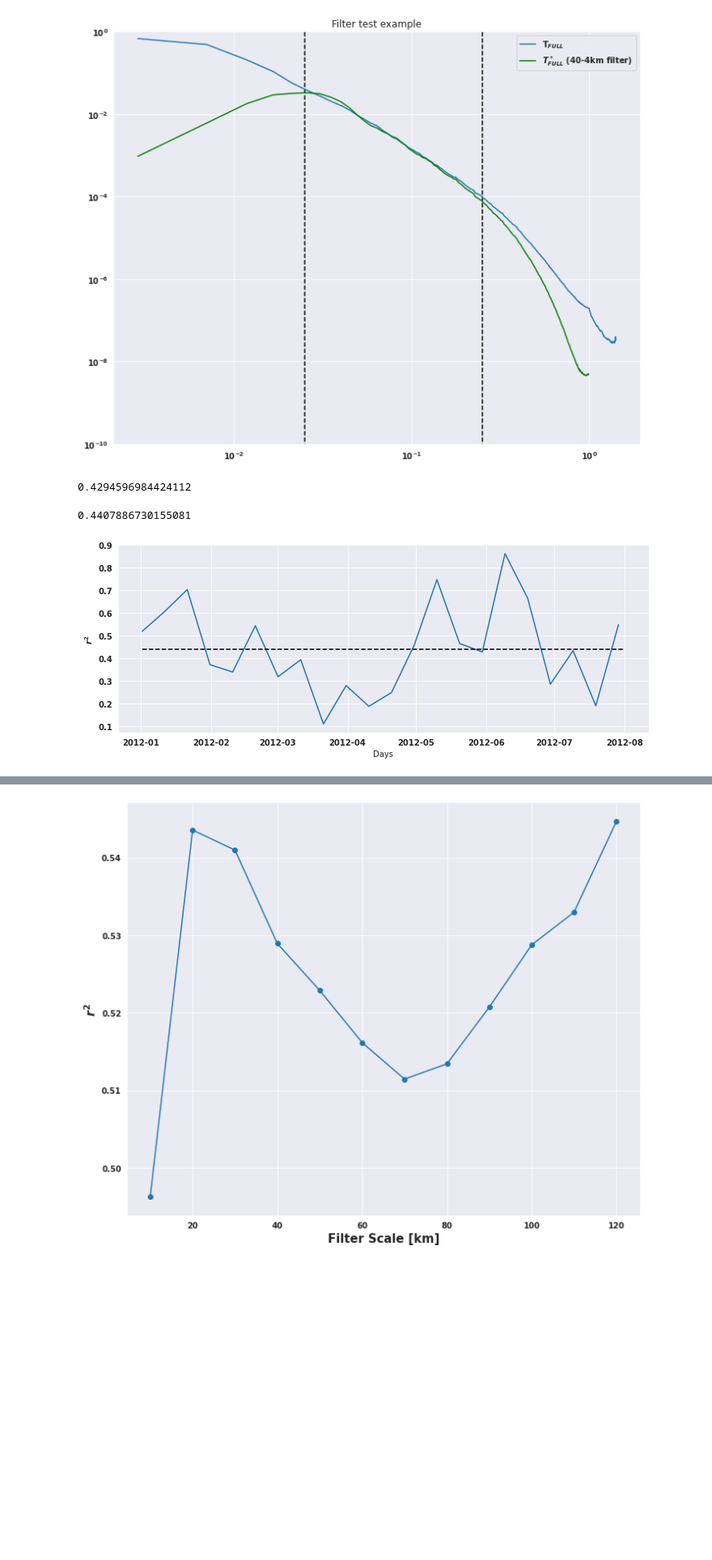
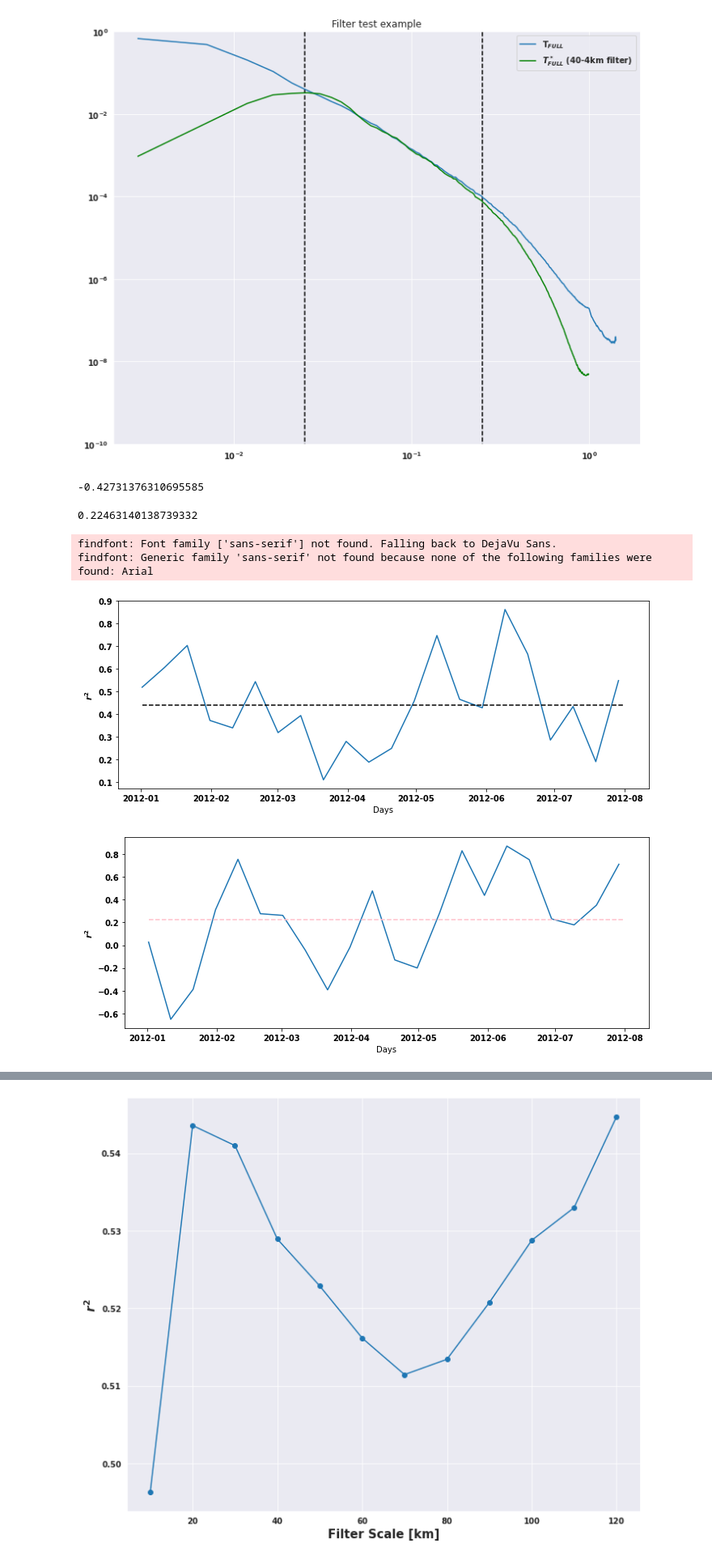
Before and after one commit to igoruchoa/FeedbackSubmeso, a Jupyter notebook: 2_CROCO/coupling_WRF+CROCO.ipynb, the cells around one changed output, grey strips where cells are left out. Shown at 81% size. Drawn from its saved outputs; the diff is of its cells as text; code cells hidden in the pictures; blank space fills up the shorter version.

```diff
--- a/2_CROCO/coupling_WRF+CROCO.ipynb
+++ b/2_CROCO/coupling_WRF+CROCO.ipynb
@@ -120,6 +118,9 @@ timer=pd.DatetimeIndex(varf.time_counter.groupby("time_counter.dayofyear").mean(
 def tophat_bandpass_2d(data,lowcut=40,highcut=1):
     from scipy.signal import convolve2d
     BandFilt=data.copy()
+    LowFilt=data.copy()
+
+
 
     for idd in range(data.shape[0]):
         lowcut= int(np.round(lowcut))
@@ -137,6 +138,7 @@ def tophat_bandpass_2d(data,lowcut=40,highcut=1):
         # LowFilt[idd].data=lowfiltered
         # LowPrime=data[idd]-LowFilt
         lowprime=data[idd]-lowfiltered
+        LowFilt[idd]=lowfiltered
 
         highcut= int(np.round(highcut))
 
@@ -153,7 +155,7 @@ def tophat_bandpass_2d(data,lowcut=40,highcut=1):
         BandFilt[idd]=bandfiltered
 
 
-    return BandFilt
+    return BandFilt,LowFilt
 # %%
 # %%time
 # radius= 40
@@ -234,9 +236,9 @@ dec=10
 
 
 
-tf_band=tophat_bandpass_2d(tf[::dec],lowcut=45,highcut=1)
+tf_band,tf_low=tophat_bandpass_2d(tf[::dec],lowcut=45,highcut=1)
 # tt_band=tophat_bandpass_2d(tt[::dec],lowcut=45,highcut=1)
 
-hf_band=tophat_bandpass_2d(hf[::dec],lowcut=45,highcut=1)
+hf_band,hf_low=tophat_bandpass_2d(hf[::dec],lowcut=45,highcut=1)
 # ht_band=tophat_bandpass_2d(ht[::dec],lowcut=45,highcut=1)
 # %%
@@ -293,28 +305,47 @@ reg_f=pd.DataFrame({'HFX':np.ravel(hf_band[:,xlim:-xlim,xlim:-xlim])[::ddec],'SS
 # %%
 Rsq=np.zeros([hf_band.shape[0]])*np.nan;
+Rsq_low=np.zeros([hf_band.shape[0]])*np.nan;
+
+
 
 for icc in range(Rsq.shape[0]):
     Rsq[icc]=np.corrcoef(np.ravel(hf_band[icc,xlim:-xlim,xlim:-xlim]),np.ravel(tf_band[icc,xlim:-xlim,xlim:-xlim]))[0][1]
     # Rsqm[icc]=np.corrcoef(np.ravel(r[icc]),np.ravel(h_fg[icc]))[0][1]
+    Rsq_low[icc]=np.corrcoef(np.ravel(hf_low[icc,xlim:-xlim,xlim:-xlim]),np.ravel(tf_low[icc,xlim:-xlim,xlim:-xlim]))[0][1]
 # %%
-np.corrcoef(reg_f.SST,reg_f.HFX)[0][1]
+# np.corrcoef(reg_f.SST,reg_f.HFX)[0][1]
+np.corrcoef(reg_low.SST,reg_low.HFX)[0][1]
 # %% [output]
-0.4294596984424112
+-0.42731376310695585
 # %%
 np.nanmean(Rsq)
+np.nanmean(Rsq_low)
 # %% [output]
-0.4407886730155081
+0.22463140138739332
 # %%
 plt.figure(figsize=(10,4))
 
 plt.plot(timer[::dec],Rsq)
 plt.plot(timer,np.nanmean(Rsq)+np.zeros(timer.shape),'k--',color='black')
 plt.ylabel(r'$r^{2}$')
 plt.xlabel('Days')
 plt.tight_layout()
-plt.savefig('/homes/metogra/iufarias/Documents/figures/2_CROCO/CROCO_surface/regressions/correlation_timeseries_tophat.png')
+# plt.savefig('/homes/metogra/iufarias/Documents/figures/2_CROCO/CROCO_surface/regressions/correlation_timeseries_tophat.png')
+
+
+plt.figure(figsize=(10,4))
+
+plt.plot(timer[::dec],Rsq_low)
+plt.plot(timer,np.nanmean(Rsq_low)+np.zeros(timer.shape),'k--',color='pink')
+plt.ylabel(r'$r^{2}$')
+plt.xlabel('Days')
+plt.tight_layout()
+# plt.savefig('/homes/metogra/iufarias/Documents/figures/2_CROCO/CROCO_surface/regressions/correlation_timeseries_tophat.png')
 # %% [output]
+findfont: Font family ['sans-serif'] not found. Falling back to DejaVu Sans.
+findfont: Generic family 'sans-serif' not found because none of the following families were found: Arial
-[figure, old version]
+[figure, new version]
+[figure, added]
 # %%
 apoly=np.zeros(hf_band.shape[0])*np.nan;
 bpoly=np.zeros(hf_band.shape[0])*np.nan;
```
Also changed, not shown: parts of 13 cells of this notebook, 4 other files.
